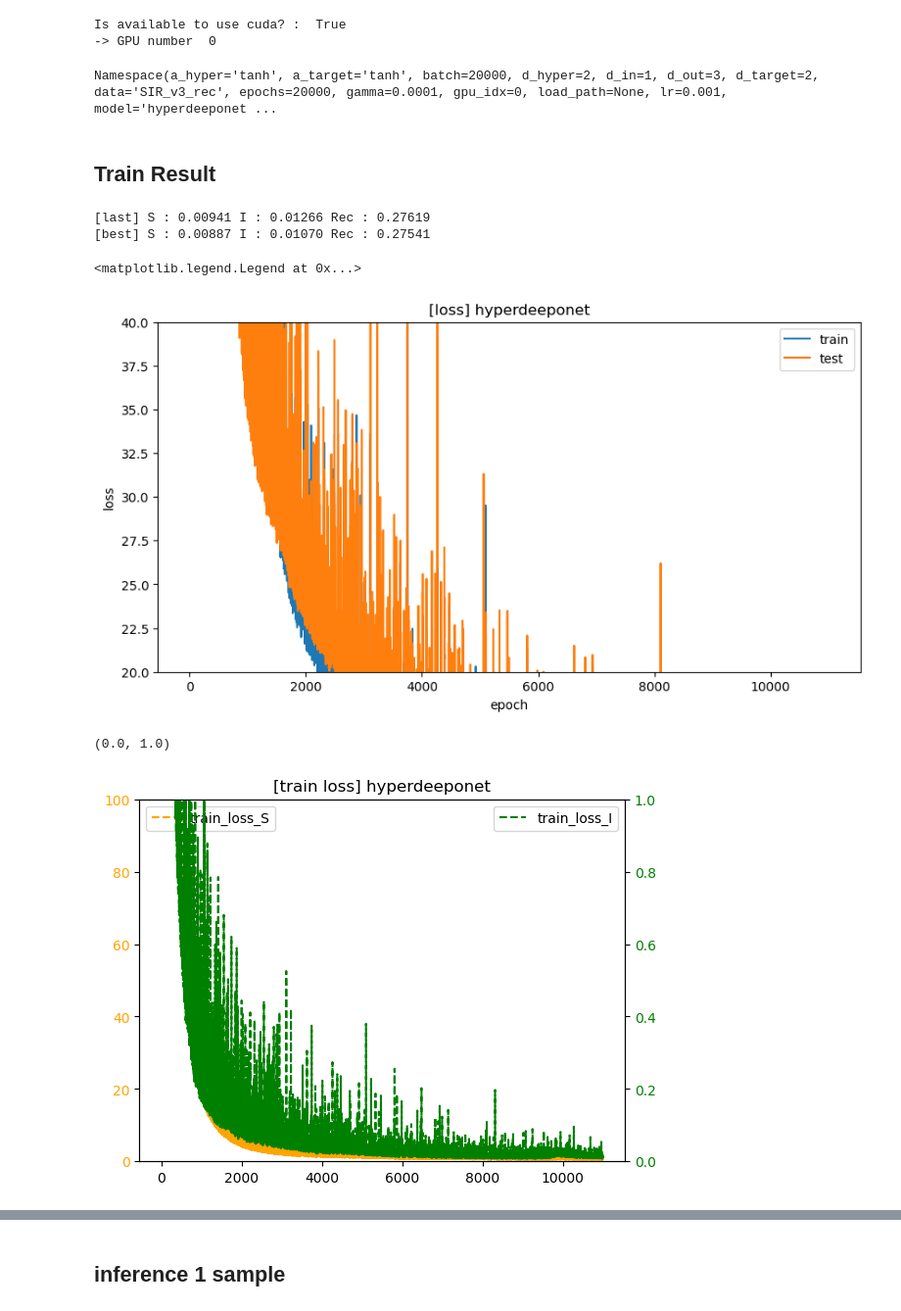
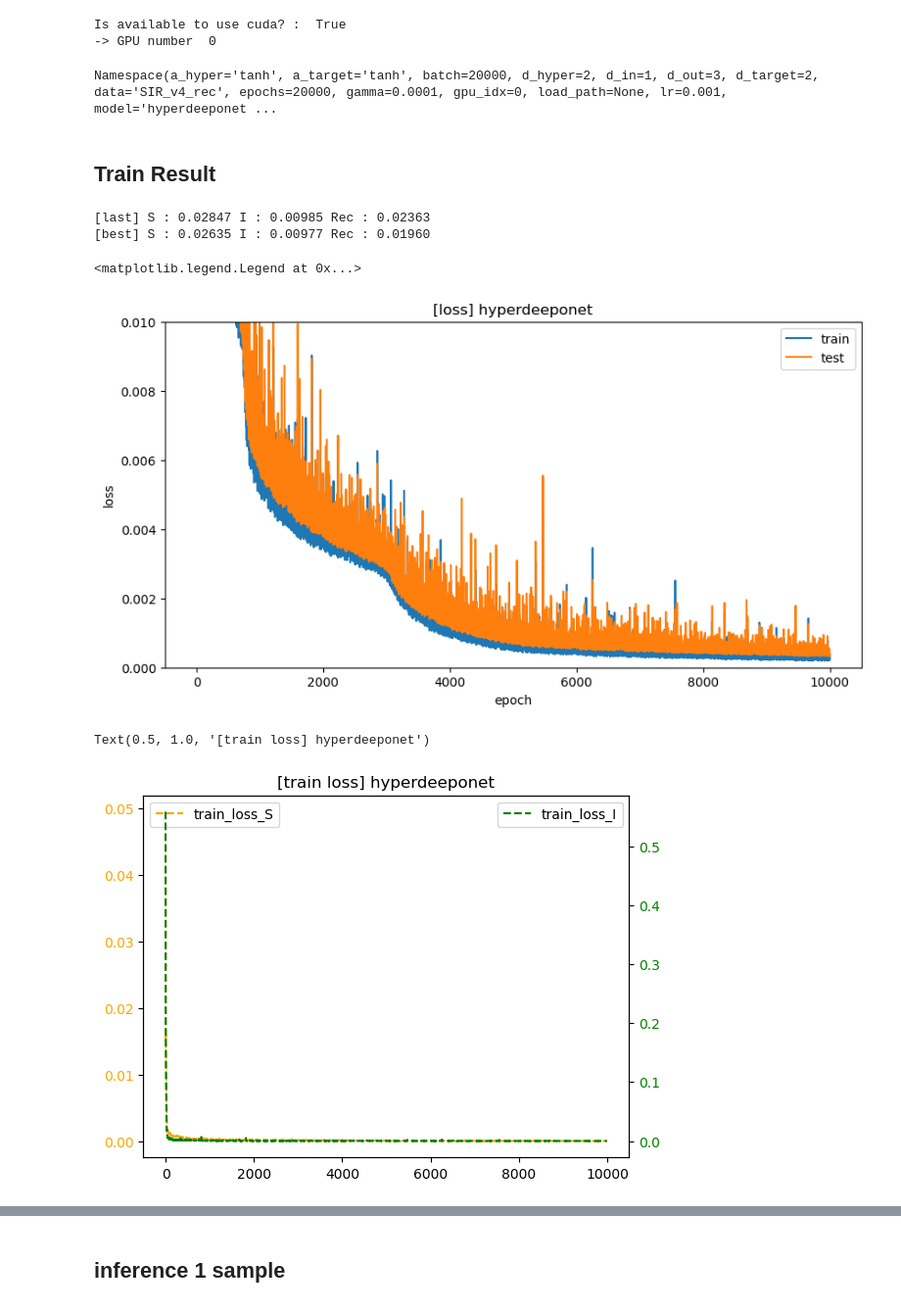
Before and after one commit to paststar/optimal_control, a Jupyter notebook: phase 1 result.ipynb, the cells around one changed output, grey strips where cells are left out. Shown at 98% size. Drawn from its saved outputs; the diff is of its cells as text; code cells hidden in the pictures.

```diff
--- a/phase 1 result.ipynb
+++ b/phase 1 result.ipynb
@@ -50,8 +50,9 @@ def select_model(model_name):
 #name = 'SIRv2_121_hyperdeeponet_mse_rec'
 
 #name = 'SIRv3_int_11_DeepONet_rec'
-name = 'SIRv3_int_11_hyperdeepoent_rec'
-#name = 'identity_test_31'
+#name = 'SIRv3_int_11_hyperdeepoent_rec'
+
+name = 'SIRv4_int_11_hyperdeepoent_rec'
 # %%
 path=os.path.join('results',name)
 args=torch.load(os.path.join(path,'args.bin'))
@@ -61,7 +62,7 @@ model_name = 'small '+args.model if 'small' in name else args.model
 # %%
 args
 # %% [output]
-Namespace(a_hyper='tanh', a_target='tanh', batch=20000, d_hyper=2, d_in=1, d_out=3, d_target=2, data='SIR_v3_rec', epochs=20000, gamma=0.0001, gpu_idx=0, load_path=None, lr=0.001, model='hyperdeeponet ...
+Namespace(a_hyper='tanh', a_target='tanh', batch=20000, d_hyper=2, d_in=1, d_out=3, d_target=2, data='SIR_v4_rec', epochs=20000, gamma=0.0001, gpu_idx=0, load_path=None, lr=0.001, model='hyperdeeponet ...
 # %% [markdown]
 ## Train Result
 # %%
@@ -72,38 +73,36 @@ else:
     print("[last] S : %.5f I : %.5f" %(loss_dict['rel_test_S'][-1],loss_dict['rel_test_I'][-1]))
     print("[best] S : %.5f I : %.5f" %(min(loss_dict['rel_test_S']),min(loss_dict['rel_test_I'])))
 # %% [output]
-[last] S : 0.00941 I : 0.01266 Rec : 0.27619
-[best] S : 0.00887 I : 0.01070 Rec : 0.27541
+[last] S : 0.02847 I : 0.00985 Rec : 0.02363
+[best] S : 0.02635 I : 0.00977 Rec : 0.01960
 # %%
 X = range(len(loss_dict['train_loss']))
 plt.figure(figsize=(10,5))
 plt.subplot(1, 1, 1)
 plt.plot(X, loss_dict['train_loss'], label='train')
 plt.plot(X, loss_dict['test_loss'], label='test')
 
 plt.xlabel('epoch')
 plt.ylabel('loss')
 plt.title("[loss] "+model_name)
-plt.ylim(20,40)
+plt.ylim(0,0.01)
 plt.legend()
 # %% [output]
 <matplotlib.legend.Legend at 0x...>
-[figure, old version]
+[figure, new version]
 # %%
 X = range(len(loss_dict['train_loss']))
 fig, ax = plt.subplots()
 plt.plot(X, loss_dict['train_loss_S'], '--',color='orange', label='train_loss_S')
 ax.tick_params(axis='y', labelcolor='orange')
 plt.legend(loc=2)
-plt.ylim(0,100)
 
 ax2 = ax.twinx()
 plt.plot(X, loss_dict['train_loss_I'], '--',color='green',label='train_loss_I')
 ax2.tick_params(axis='y', labelcolor='green')
 ax2.legend(loc=0)
 plt.title("[train loss] "+model_name)
-plt.ylim(0,1)
 # %% [output]
-(0.0, 1.0)
+Text(0.5, 1.0, '[train loss] hyperdeeponet')
-[figure, old version]
+[figure, new version]
 # %%
```
Also changed, not shown: parts of 10 cells of this notebook, 3 other files.
